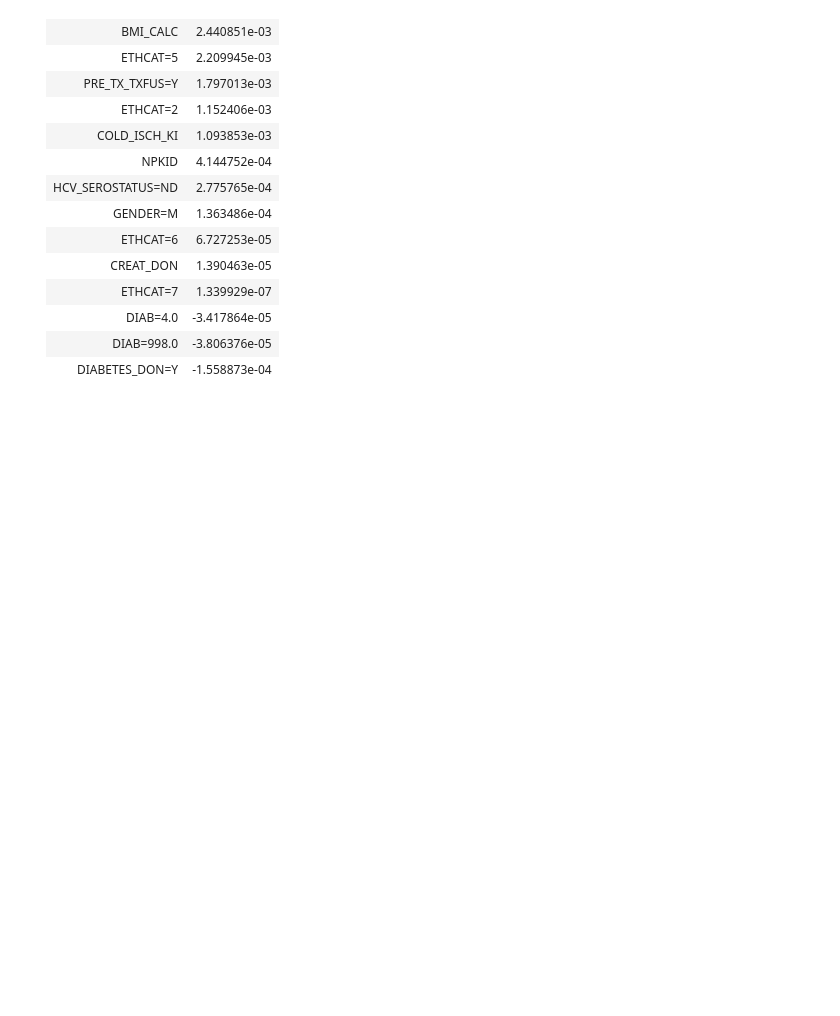
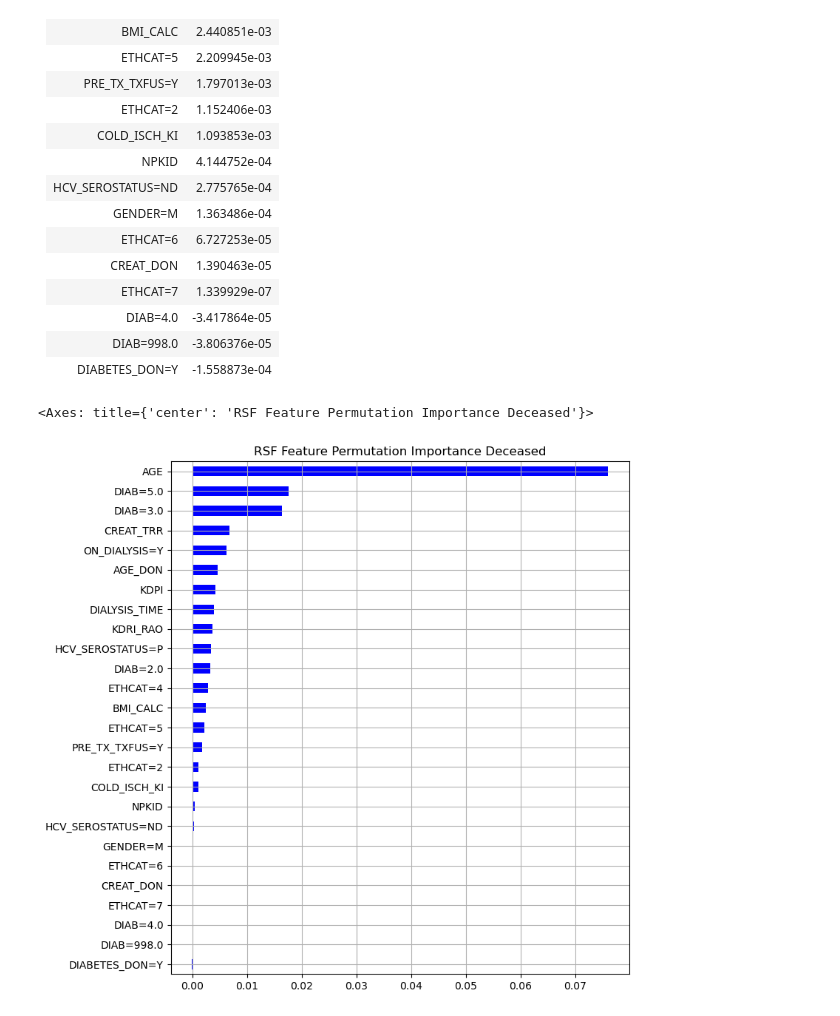
Before and after one commit to krllstdn/BachelorProject, a Jupyter notebook: Code/Feature Selection/rsf_deceased.ipynb, the cells around one changed output. Cells and saved outputs as stored; diff of their text form; code cells hidden in the pictures; blank space fills up the shorter version.

```diff
--- a/Code/Feature Selection/rsf_deceased.ipynb
+++ b/Code/Feature Selection/rsf_deceased.ipynb
@@ -142,3 +171,33 @@ print(importances_df)
 | DIAB=4.0           |-3.417864e-05 |
 | DIAB=998.0         |-3.806376e-05 |
 | DIABETES_DON=Y     |-1.558873e-04 |
+# %%
+import pandas as pd
+
+data = {
+    'Importance': [
+        7.603468e-02, 1.755682e-02, 1.636021e-02, 6.719912e-03, 6.290068e-03,
+        4.584326e-03, 4.224856e-03, 3.907660e-03, 3.656396e-03, 3.371945e-03,
+        3.240055e-03, 2.897624e-03, 2.440851e-03, 2.209945e-03, 1.797013e-03,
+        1.152406e-03, 1.093853e-03, 4.144752e-04, 2.775765e-04, 1.363486e-04,
+        6.727253e-05, 1.390463e-05, 1.339929e-07, -3.417864e-05, -3.806376e-05,
+        -1.558873e-04
+    ]
+}
+
+index = [
+    'AGE', 'DIAB=5.0', 'DIAB=3.0', 'CREAT_TRR', 'ON_DIALYSIS=Y',
+    'AGE_DON', 'KDPI', 'DIALYSIS_TIME', 'KDRI_RAO', 'HCV_SEROSTATUS=P',
+    'DIAB=2.0', 'ETHCAT=4', 'BMI_CALC', 'ETHCAT=5', 'PRE_TX_TXFUS=Y',
+    'ETHCAT=2', 'COLD_ISCH_KI', 'NPKID', 'HCV_SEROSTATUS=ND', 'GENDER=M',
+    'ETHCAT=6', 'CREAT_DON', 'ETHCAT=7', 'DIAB=4.0', 'DIAB=998.0',
+    'DIABETES_DON=Y'
+]
+
+importances_df1 = pd.DataFrame(data, index=index)
+# print(df)
+plt_importances1 =importances_df1.sort_values(by='Importance', ascending=True)
+plt_importances1.plot.barh(color='blue', legend=False, title='RSF Feature Permutation Importance Deceased', grid=True, figsize=(8, 9))
+# %% [output]
+<Axes: title={'center': 'RSF Feature Permutation Importance Deceased'}>
+[figure, added]
```
Also changed, not shown: parts of 4 cells of this notebook, 5 other files.
